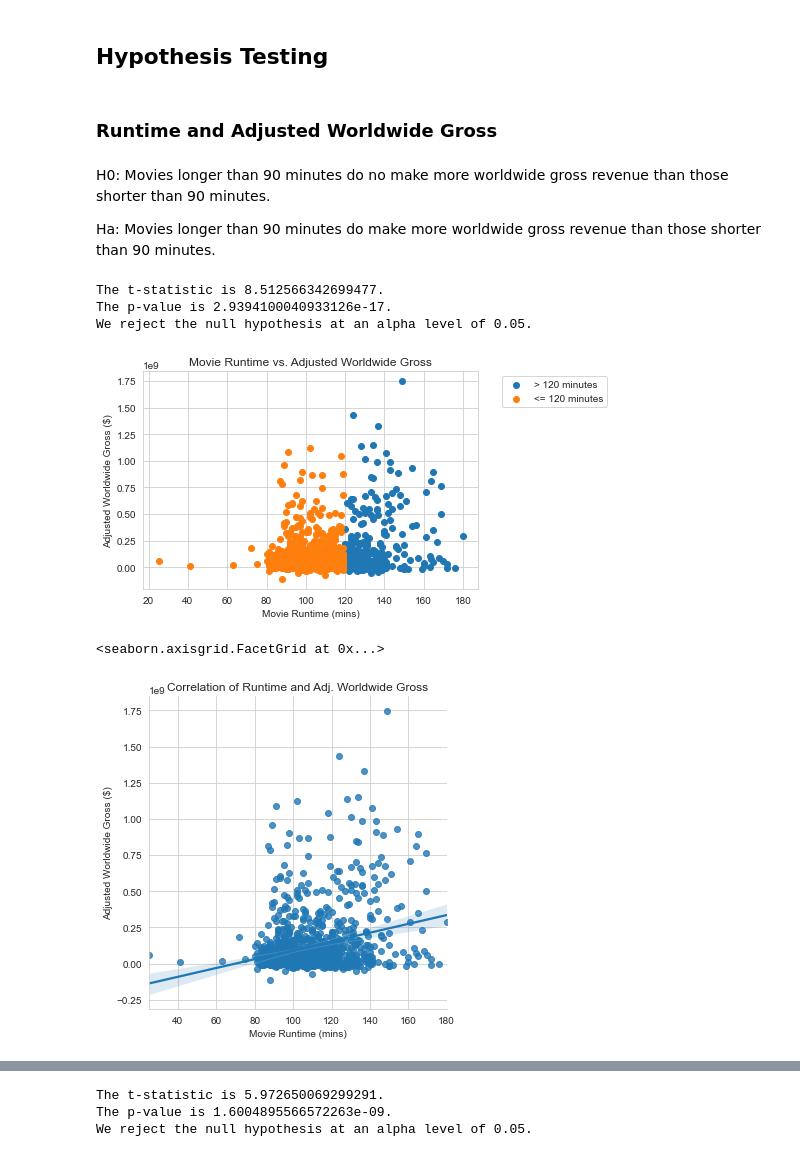
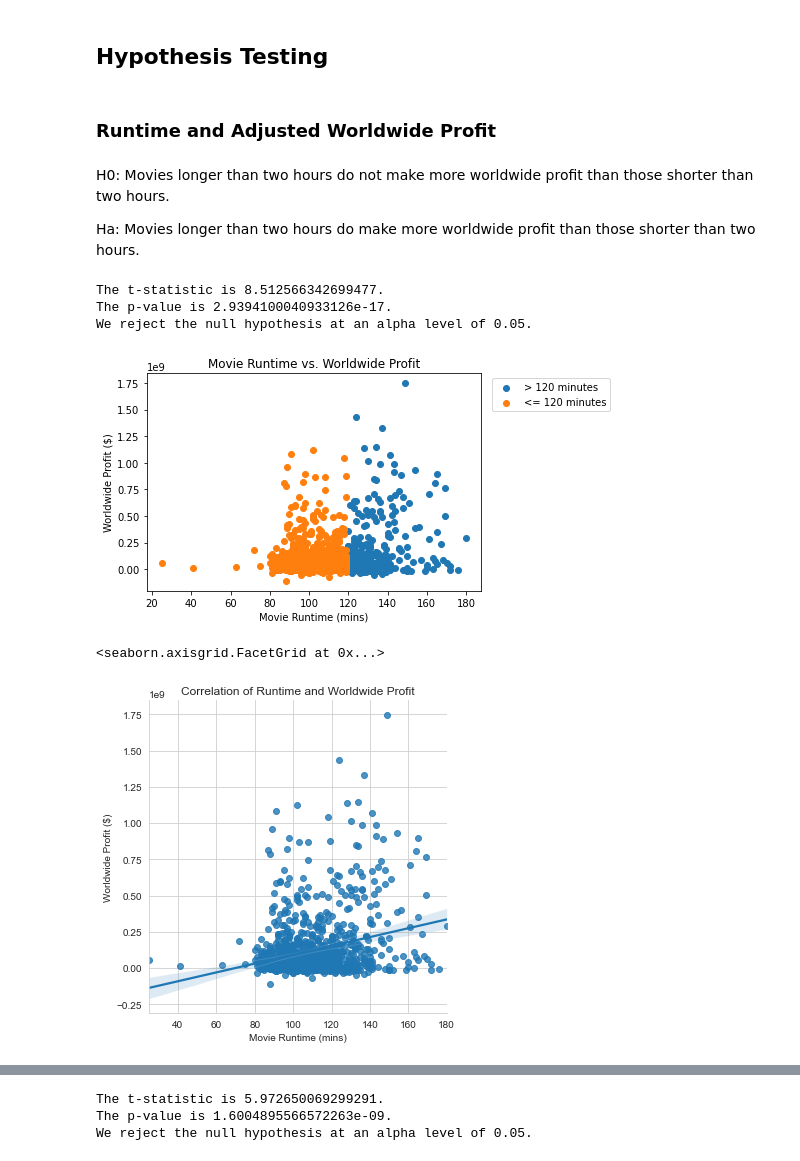
Before and after one commit to doriggs/Semester1Capstone, a Jupyter notebook: student.ipynb, the cells around one changed output, grey strips where cells are left out. Drawn from its saved outputs; the diff is of its cells as text; code cells hidden in the pictures.

```diff
--- a/student.ipynb
+++ b/student.ipynb
@@ -276,11 +226,11 @@ Text(0, 0.5, 'Relative Frequency')
 # %% [markdown]
 ## Hypothesis Testing
 # %% [markdown]
-### Runtime and Adjusted Worldwide Gross
+### Runtime and Adjusted Worldwide Profit
 # %% [markdown]
-H0: Movies longer than 90 minutes do no make more worldwide gross revenue than those shorter than 90 minutes.
+H0: Movies longer than two hours do not make more worldwide profit than those shorter than two hours.
 
-Ha: Movies longer than 90 minutes do make more worldwide gross revenue than those shorter than 90 minutes.
+Ha: Movies longer than two hours do make more worldwide profit than those shorter than two hours.
 # %%
 import scipy.stats as stats
 # %%
@@ -303,27 +253,27 @@ The t-statistic is 8.512566342699477.
 The p-value is 2.9394100040933126e-17.
 We reject the null hypothesis at an alpha level of 0.05.
 # %%
-# Display split between long and short movie adjusted worldwide gross
+# Display split between long and short movie adjusted worldwide profit
 fig, ax = plt.subplots()
 ax.scatter(long_movies["runtime_minutes"], long_movies["adjusted_worldwide"], label='> 120 minutes')
 ax.scatter(short_movies["runtime_minutes"], short_movies["adjusted_worldwide"], label='<= 120 minutes')
-ax.set_title("Movie Runtime vs. Adjusted Worldwide Gross")
+ax.set_title("Movie Runtime vs. Worldwide Profit")
 ax.set_xlabel("Movie Runtime (mins)")
-ax.set_ylabel("Adjusted Worldwide Gross ($)")
+ax.set_ylabel("Worldwide Profit ($)")
 ax.legend(bbox_to_anchor = (1.40, 1))
 fig.show()
 # %% [output]
-[figure, old version]
+[figure, new version]
 # %%
 # try drawing a correlation line, visualize correlation
 import seaborn as sns
 sns.set_style('whitegrid')
 p = sns.lmplot(x ='runtime_minutes', y ='adjusted_worldwide', data = imdb_df_c2)
-p.set(title = "Correlation of Runtime and Adj. Worldwide Gross")
-p.set(xlabel = "Movie Runtime (mins)", ylabel = "Adjusted Worldwide Gross ($)")
+p.set(title = "Correlation of Runtime and Worldwide Profit")
+p.set(xlabel = "Movie Runtime (mins)", ylabel = "Worldwide Profit ($)")
 # %% [output]
 <seaborn.axisgrid.FacetGrid at 0x...>
-[figure, old version]
+[figure, new version]
 # %%
 fig, ax = plt.subplots(1, 2)
 fig.tight_layout()
```
Also changed, not shown: parts of 27 cells of this notebook.
